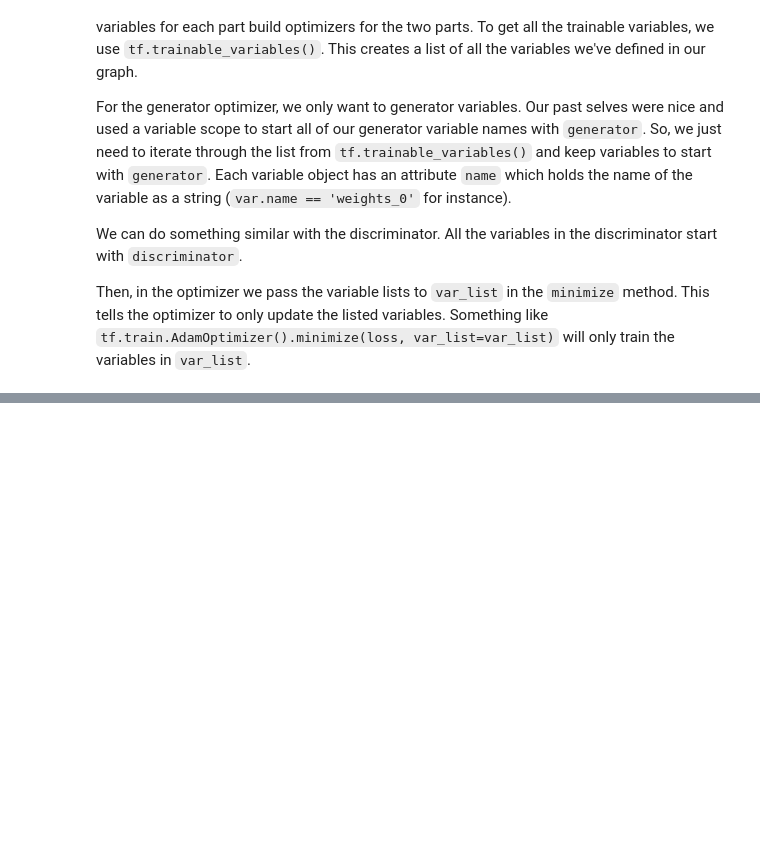
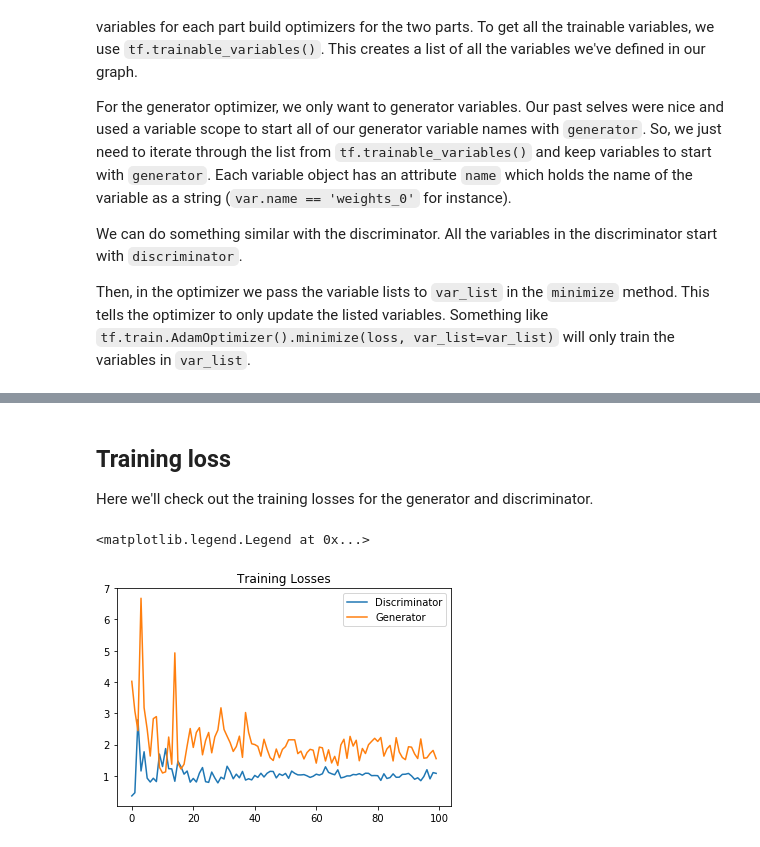
Before and after one commit to gajendr-nikhil/Deep-Learning, a Jupyter notebook: Generative-Adversarial-Network/gan-mnist/GAN_mnist.ipynb, the cells around one changed output, grey strips where cells are left out. Cells and saved outputs as stored; diff of their text form; code cells hidden in the pictures; blank space fills up the shorter version.

Commit message:
GAN: MNIST: Train the network and visualize the generated samples
Signed-off-by: Nikhil Gajendrakumar <nikhil.g@gatech.edu>

```diff
--- a/Generative-Adversarial-Network/gan-mnist/GAN_mnist.ipynb
+++ b/Generative-Adversarial-Network/gan-mnist/GAN_mnist.ipynb
@@ -170,3 +171,14 @@ For the generator optimizer, we only want to generator variables. Our past selve
 We can do something similar with the discriminator. All the variables in the discriminator start with `discriminator`.
 
 Then, in the optimizer we pass the variable lists to `var_list` in the `minimize` method. This tells the optimizer to only update the listed variables. Something like `tf.train.AdamOptimizer().minimize(loss, var_list=var_list)` will only train the variables in `var_list`.
+# %%
+# Optimizers
+learning_rate = 0.002
+
+# Get the trainable_variables, split into G and D parts
+t_vars = tf.trainable_variables()
+g_vars = [var for var in t_vars if var.name.startswith('generator')]
+d_vars = [var for var in t_vars if var.name.startswith('discriminator')]
+
+d_train_opt = tf.train.AdamOptimizer(learning_rate).minimize(d_loss, var_list=d_vars)
+g_train_opt = tf.train.AdamOptimizer(learning_rate).minimize(g_loss, var_list=g_vars)
@@ -172,0 +251,14 @@ Then, in the optimizer we pass the variable lists to `var_list` in the `minimize
+# %% [markdown]
+## Training loss
+
+Here we'll check out the training losses for the generator and discriminator.
+# %%
+fig, ax = plt.subplots()
+losses = np.array(losses)
+plt.plot(losses.T[0], label='Discriminator')
+plt.plot(losses.T[1], label='Generator')
+plt.title("Training Losses")
+plt.legend()
+# %% [output]
+<matplotlib.legend.Legend at 0x...>
+[figure, added]
```
Also changed, not shown: parts of 12 cells of this notebook.
